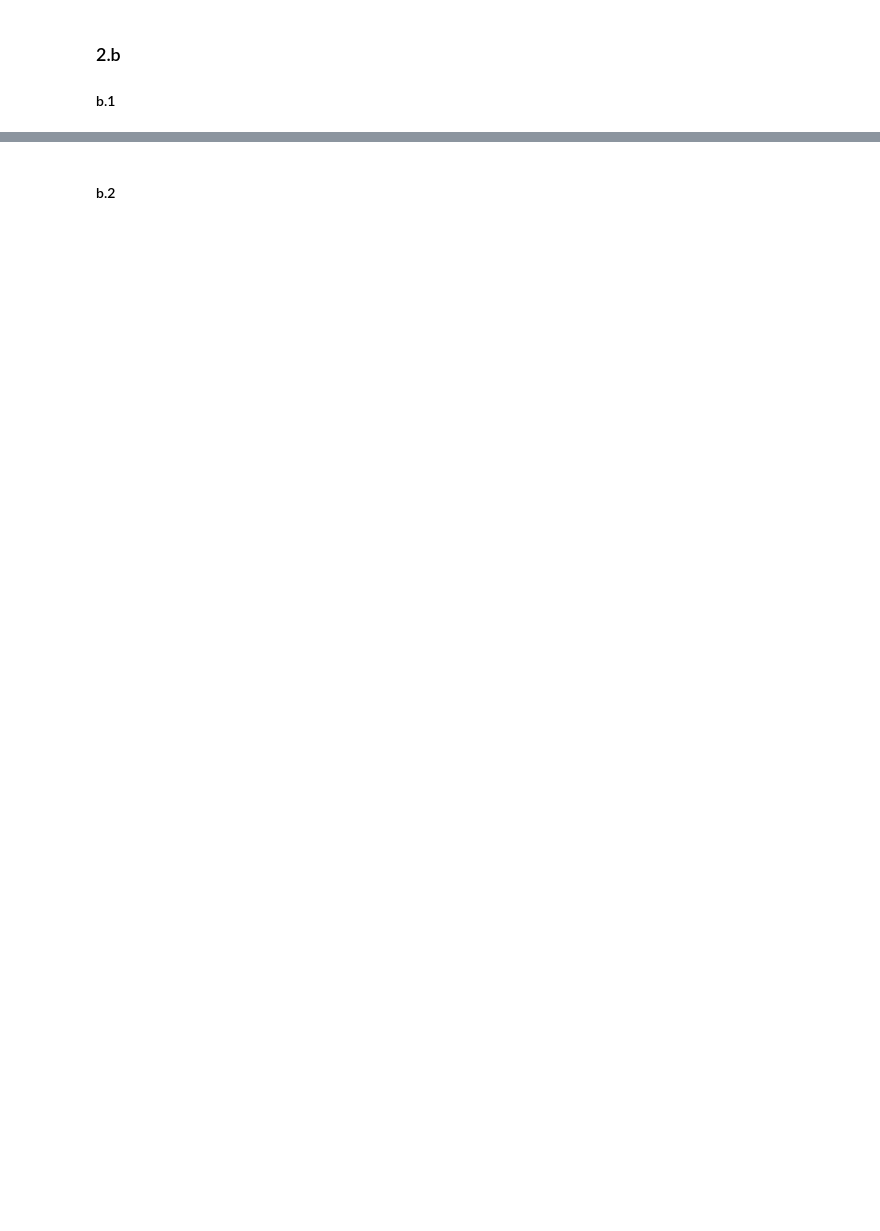
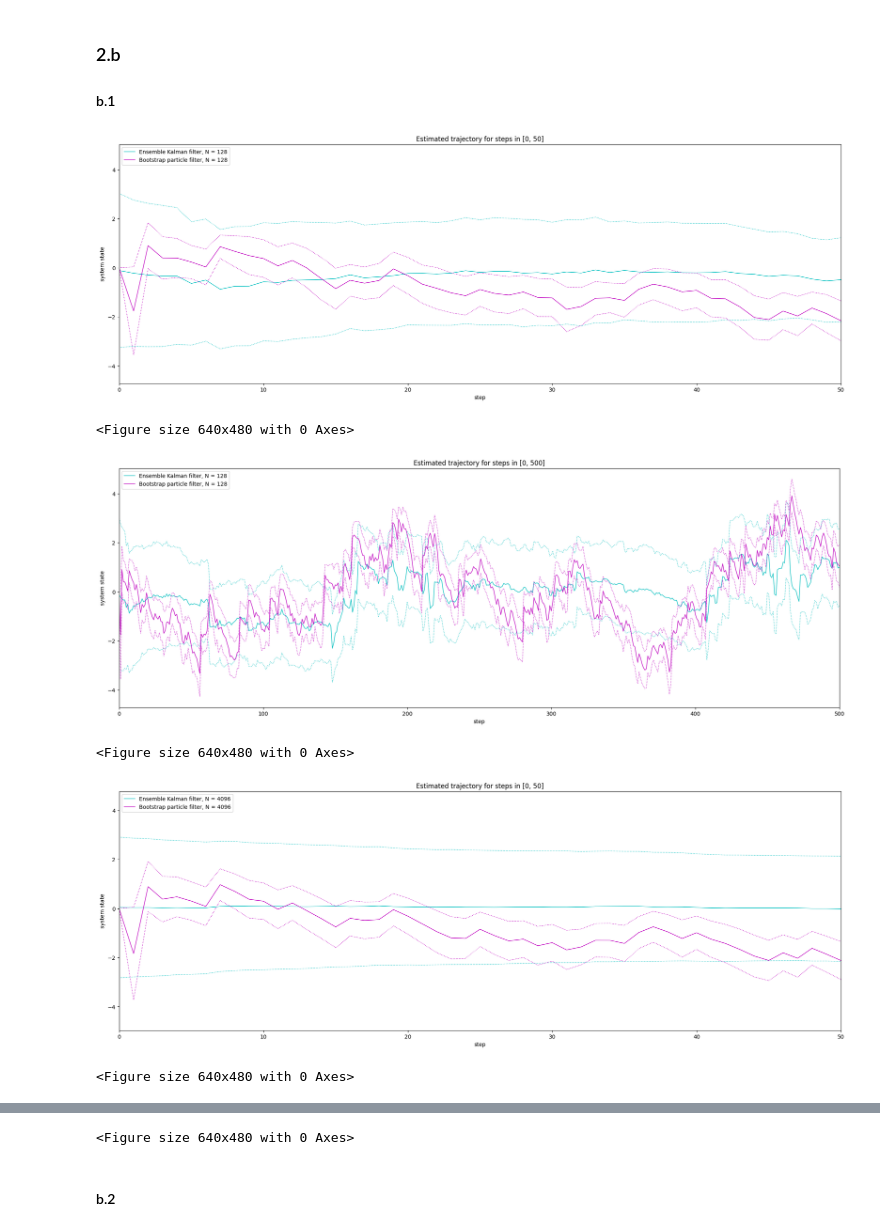
Before and after one commit to aleksandrina-streltsova/particle-filters, a Jupyter notebook: task2.ipynb, the cells around one changed output, grey strips where cells are left out. Drawn from its saved outputs; the diff is of its cells as text; code cells hidden in the pictures; blank space fills up the shorter version.

```diff
--- a/task2.ipynb
+++ b/task2.ipynb
@@ -4,14 +4,15 @@ import matplotlib.pyplot as plt
 import pandas as pd
 
 from nonlinear import initial_distribution, transition_model, observation_model
-from filters import ensemble_kf, bootstrap_pf
+from filters import ensemble_kf, bootstrap_pf, log_likelihood
+
+save_figures = True
 # %% [markdown]
 ### 2.b
 #### b.1
 # %%
 # Data
 n_steps = 500
-
 
 # conditional distribution ~ N(phi * u, sigma^2)
 phi = 0.98
@@ -21,14 +22,15 @@ sigma2 = 0.16
 beta2 = 0.7
 
 # dynamical system parameters
-p0 = initial_distribution(sigma2)
+p0 = initial_distribution(phi, sigma2)
 p = transition_model(phi, sigma2)
 nu = observation_model(beta2)
 # %%
 np.random.seed(566)
 y = pd.read_csv('synthetic_data.csv')['y'].array
+y = y.insert(0, 0.)
 # %%
-ns = [2 ** j for j in range(6, 12)]  # values of number of particles to try
+ns = [2 ** 7, 2 ** 12]  # values of number of particles to try
 # %%
 mean_en = []
 std_en = []
@@ -60,19 +62,29 @@ for n_particles in ns:
 # %%
 for i in [0, len(ns) - 1]:
     for xlim_left, xlim_right in [[0, n_steps // 10], [0, n_steps]]:
         plt.figure(figsize=(24, 8))
 
         plt.plot(mean_en[i], 'c', label=f'Ensemble Kalman filter, N = {ns[i]}', linewidth=1)
         plt.plot((mean_en[i] - std_en[i]), 'c:', linewidth=1)
         plt.plot((mean_en[i] + std_en[i]), 'c:', linewidth=1)
 
         plt.plot(mean_bs[i], 'm', label=f'Bootstrap particle filter, N = {ns[i]}', linewidth=1)
         plt.plot((mean_bs[i] - std_bs[i]), 'm:', linewidth=1)
         plt.plot((mean_bs[i] + std_bs[i]), 'm:', linewidth=1)
 
         plt.xlabel('step')
         plt.ylabel('system state')
         plt.title(f'Estimated trajectory for steps in [{xlim_left}, {xlim_right}]')
         plt.xlim(xlim_left, xlim_right)
         plt.legend(loc='upper left')
         plt.show()
+
+        if save_figures:
+            plt.savefig(f'figures/b1_trajectories_{ns[i]}_{xlim_right}.png')
+# %% [output]
+[figure, added]
+<Figure size 640x480 with 0 Axes>
+[figure, added]
+<Figure size 640x480 with 0 Axes>
+[figure, added]
+<Figure size 640x480 with 0 Axes>
@@ -79,3 +92,4 @@ for i in [0, len(ns) - 1]:
+<Figure size 640x480 with 0 Axes>
 # %% [markdown]
 #### b.2
 # %%
```
Also changed, not shown: parts of 3 cells of this notebook, 3 other files.
